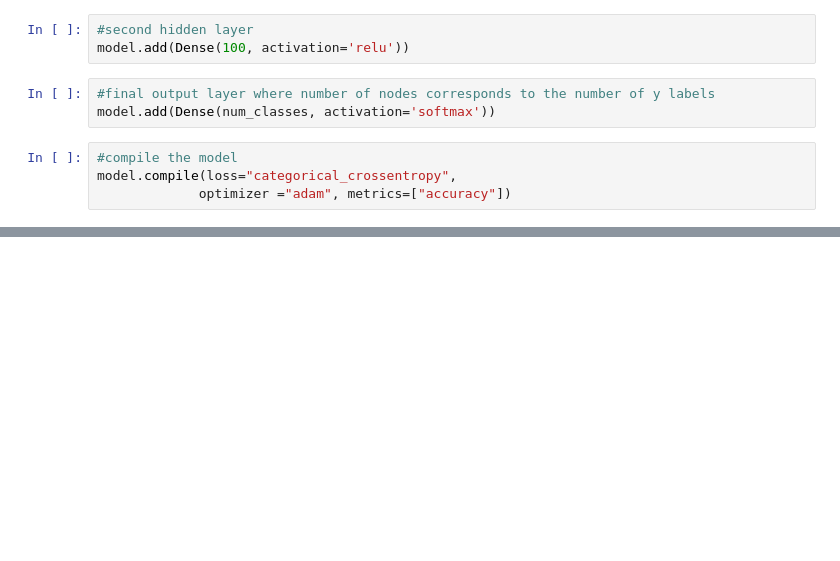
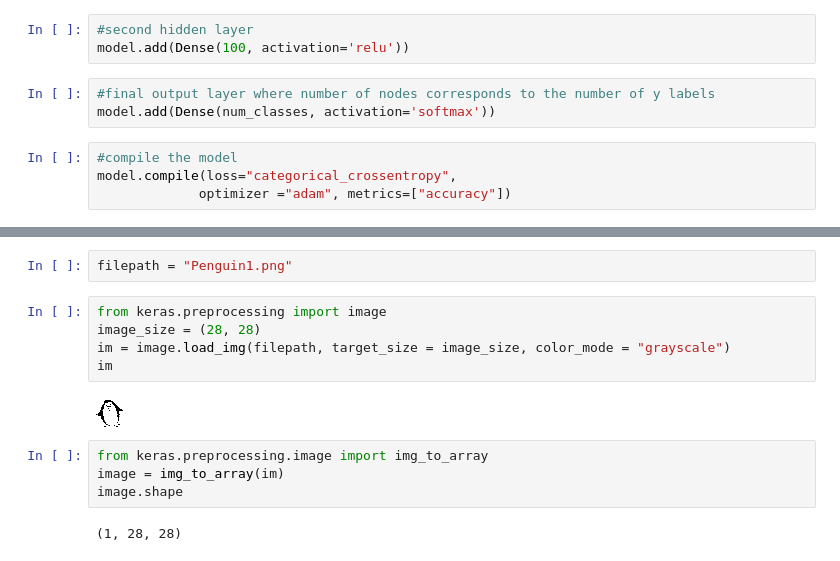
Before and after one commit to eford0121/Scribblers_On_The_Roof, a Jupyter notebook: Quick Draw Machine.ipynb, the cells around one changed output, grey strips where cells are left out. Saved outputs shown, nothing was run; the diff lists cells and outputs as text; blank space fills up the shorter version.

```diff
--- a/Quick Draw Machine.ipynb
+++ b/Quick Draw Machine.ipynb
@@ -140,0 +187,15 @@ Loss: 0.6755409747126202, Accuracy: 0.8987333333015441
+# %%
+filepath = "Penguin1.png"
+# %%
+from keras.preprocessing import image
+image_size = (28, 28)
+im = image.load_img(filepath, target_size = image_size, color_mode = "grayscale")
+im
+# %% [output]
+[figure, added]
+# %%
+from keras.preprocessing.image import img_to_array
+image = img_to_array(im)
+image.shape
+# %% [output]
+(1, 28, 28)
```
Also changed, not shown: parts of 16 cells of this notebook, 3 other files.
